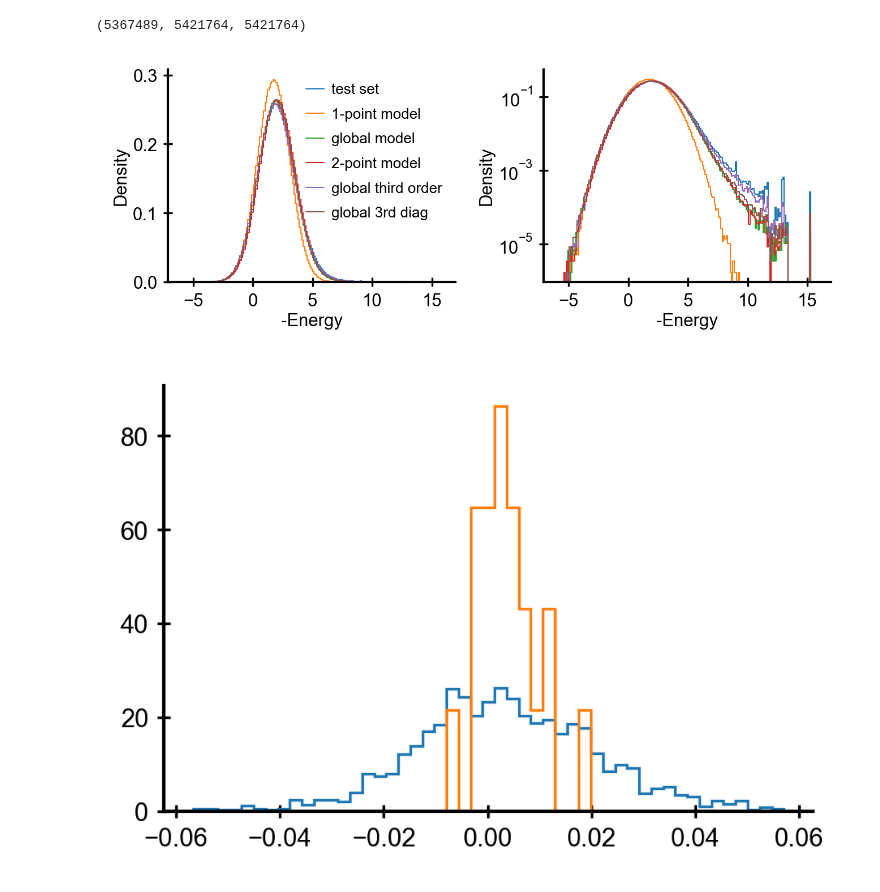
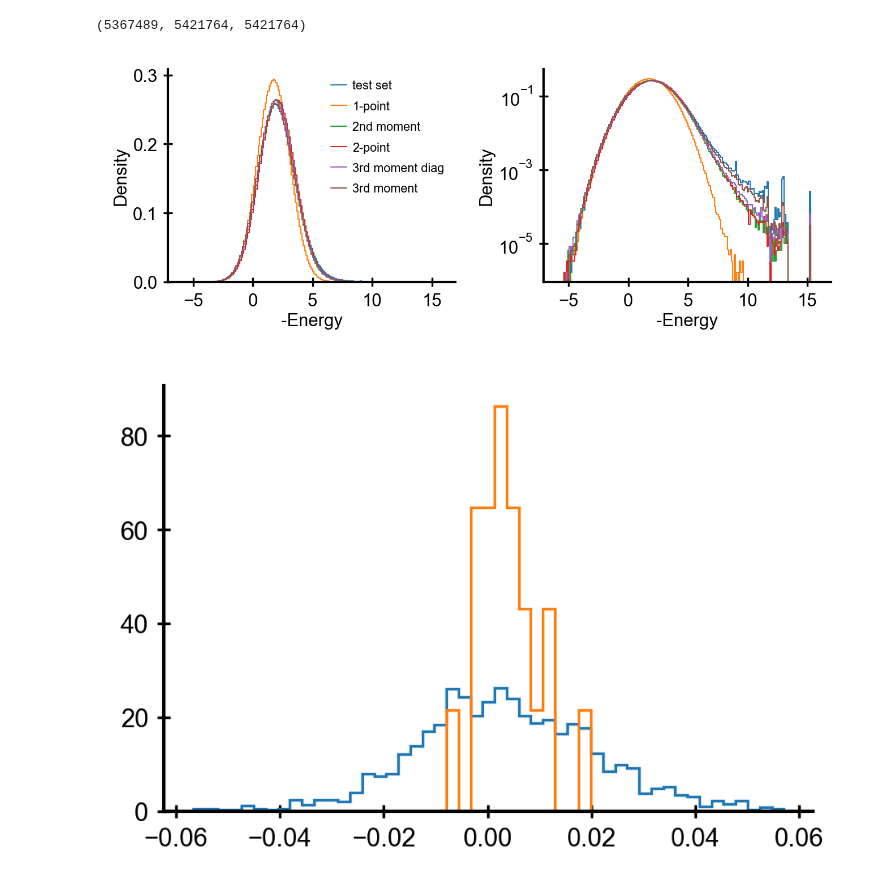
Before and after one commit to andim/peptidome, a Jupyter notebook: code/maxent/densityofstates.ipynb, the cells around one changed output. Drawn from its saved outputs; the diff is of its cells as text; code cells hidden in the pictures.

```diff
--- a/code/maxent/densityofstates.ipynb
+++ b/code/maxent/densityofstates.ipynb
@@ -93,34 +94,28 @@ len(energies['test']), len(energies['model']), len(energies['model_ncov'])
 # %%
 bins = np.linspace(-6, 16, 100)
 fig, axes = plt.subplots(figsize=(4.5, 1.8), ncols=2)
 #for dataset in ['test', 'independent', 'model', 'cov', 'third']:
-labels = {'test': 'test set',
-          'model': '2-point model',
-          'model_ncov':'global model',
-          'independent' : '1-point model',
-          'model_nskew': 'global third order',
-          'model_nskewdiag': 'global 3rd diag'}
-datasets = ['test', 'independent', 'model_ncov', 'model', 'model_nskew', 'model_nskewdiag']
+datasets = ['test', 'independent', 'model_ncov', 'model', 'model_nskewdiag', 'model_nskew']
 xmax = 16
 xmin = -6
 nbins = 200
 for ax in axes:
     plot_histograms([-energies[dataset] for dataset in datasets],
                     [labels[dataset] for dataset in datasets],
                     step=True, nbins=nbins, xmin=xmin, xmax=xmax, lw=0.5, ax=ax, scaley=nbins/(xmax-xmin))
     ax.set_xlabel('-Energy')
     ax.set_ylabel('Density')
 axes[0].set_ylim(0.0)
 #for dataset in datasets:
 #    ax.hist(-energies[dataset], bins=bins, histtype='step', label=labels[dataset], density=True)
-axes[0].legend(fontsize='x-small')
+axes[0].legend(fontsize='xx-small', ncol=1, loc='upper right')
 axes[1].get_legend().remove()
 axes[1].set_yscale('log')
 fig.tight_layout()
 fig.savefig('density_of_states.png')
 fig.savefig('../../paper/images/dos.pdf')
 # %% [output]
-[figure, old version]
+[figure, new version]
 # %%
 J2 = np.load('data/Human_nskew_9.npz')['J2']
 J2diag = [J2[alpha, alpha, alpha] for alpha in range(naminoacids)]
```
Also changed, not shown: parts of 2 cells of this notebook, 10 other files.
